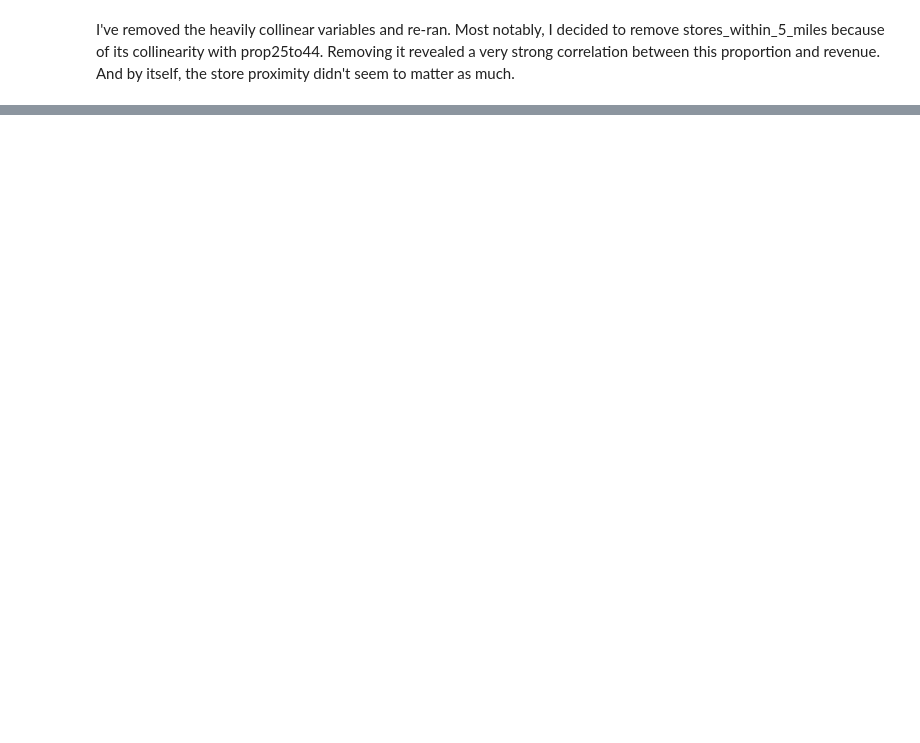
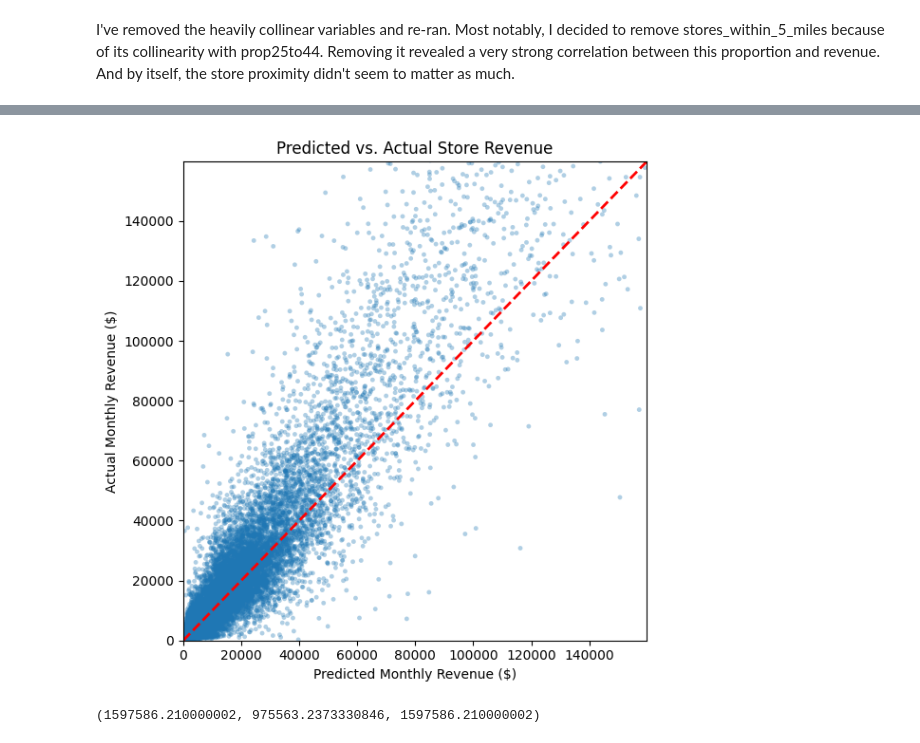
Before and after one commit to nicoleeyee/Data-403-Project-1, a Jupyter notebook: code/brs_model_fitting.ipynb, the cells around one changed output, grey strips where cells are left out. Saved outputs shown, nothing was run; the diff lists cells and outputs as text; code cells hidden in the pictures; blank space fills up the shorter version.

Commit message:
some visualizations

```diff
--- a/code/brs_model_fitting.ipynb
+++ b/code/brs_model_fitting.ipynb
@@ -403,0 +421,32 @@ I've removed the heavily collinear variables and re-ran. Most notably, I decided
+# %%
+# 1) align CV preds to the df rows
+df['predicted_log_revenue'] = yhat.reindex(df.index)
+
+# 2) keep only rows with OOF predictions
+mask = df['predicted_log_revenue'].notna()
+
+# 3) back-transform predictions to dollars (BASE-10)
+predicted_revenue = np.power(10.0, df.loc[mask, 'predicted_log_revenue'].to_numpy())
+actual_revenue    = df.loc[mask, 'revenue'].to_numpy()  # already in dollars
+
+# (optional) bias correction for log10 back-transform
+resid = df.loc[mask, 'log_revenue'].to_numpy() - df.loc[mask, 'predicted_log_revenue'].to_numpy()
+sigma2 = resid.var()  # variance on log10 scale
+predicted_revenue_bc = predicted_revenue * np.exp((np.log(10.0)**2) * sigma2 / 2.0)
+
+plt.figure(figsize=(6,6))
+plt.scatter(predicted_revenue, actual_revenue, alpha=0.35, s=12, edgecolor='none')
+plt.plot([0, actual_revenue.max()/3], [0, actual_revenue.max()/3], 'r--', lw=2)
+plt.xlim(0, actual_revenue.max()/10)
+plt.ylim(0, actual_revenue.max()/10)
+plt.xlabel('Predicted Monthly Revenue ($)')
+plt.ylabel('Actual Monthly Revenue ($)')
+plt.title('Predicted vs. Actual Store Revenue')
+plt.tight_layout()
+plt.show()
+# %% [output]
+[figure, added]
+# %%
+actual_revenue.max(), predicted_revenue.max(), df.revenue.max()
+# %% [output]
+(1597586.210000002, 975563.2373330846, 1597586.210000002)
```
Also changed, not shown: parts of 9 cells of this notebook, 1 other file.
